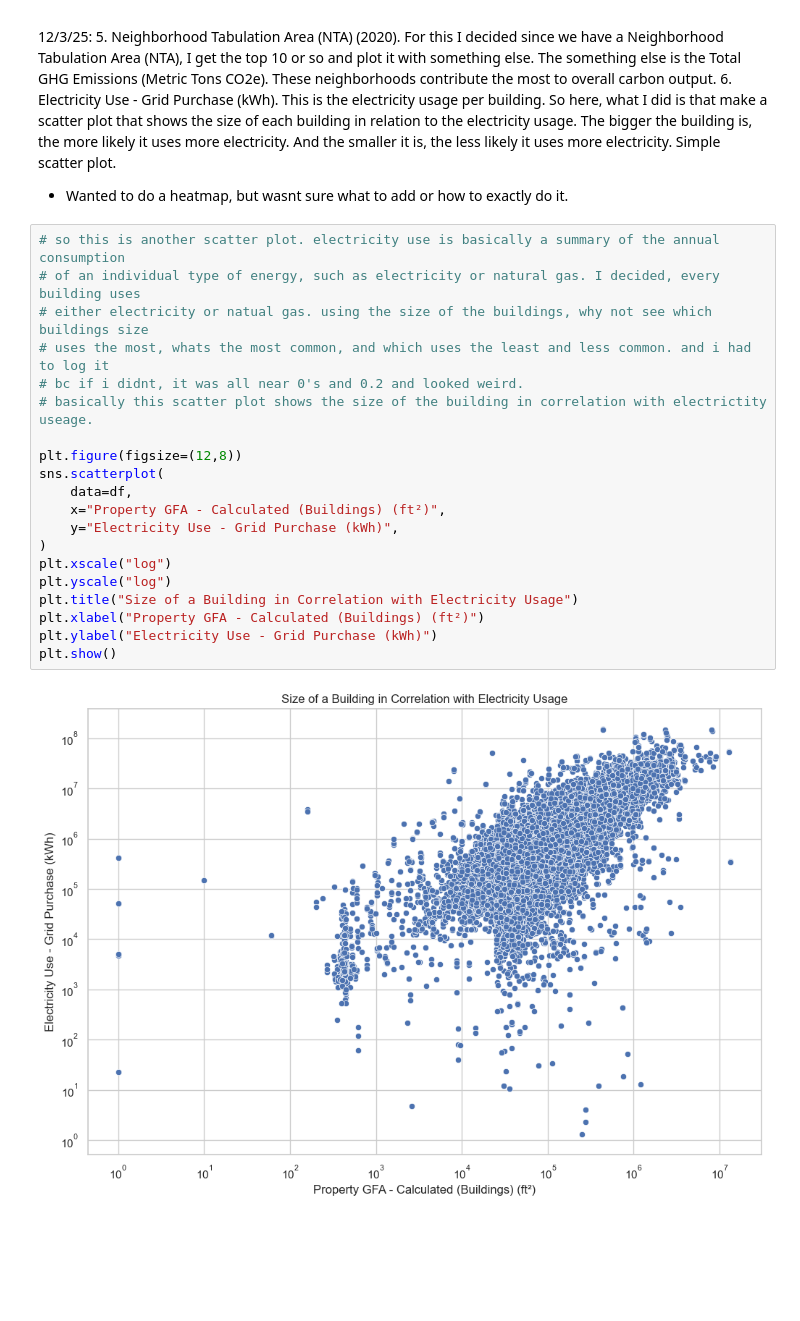
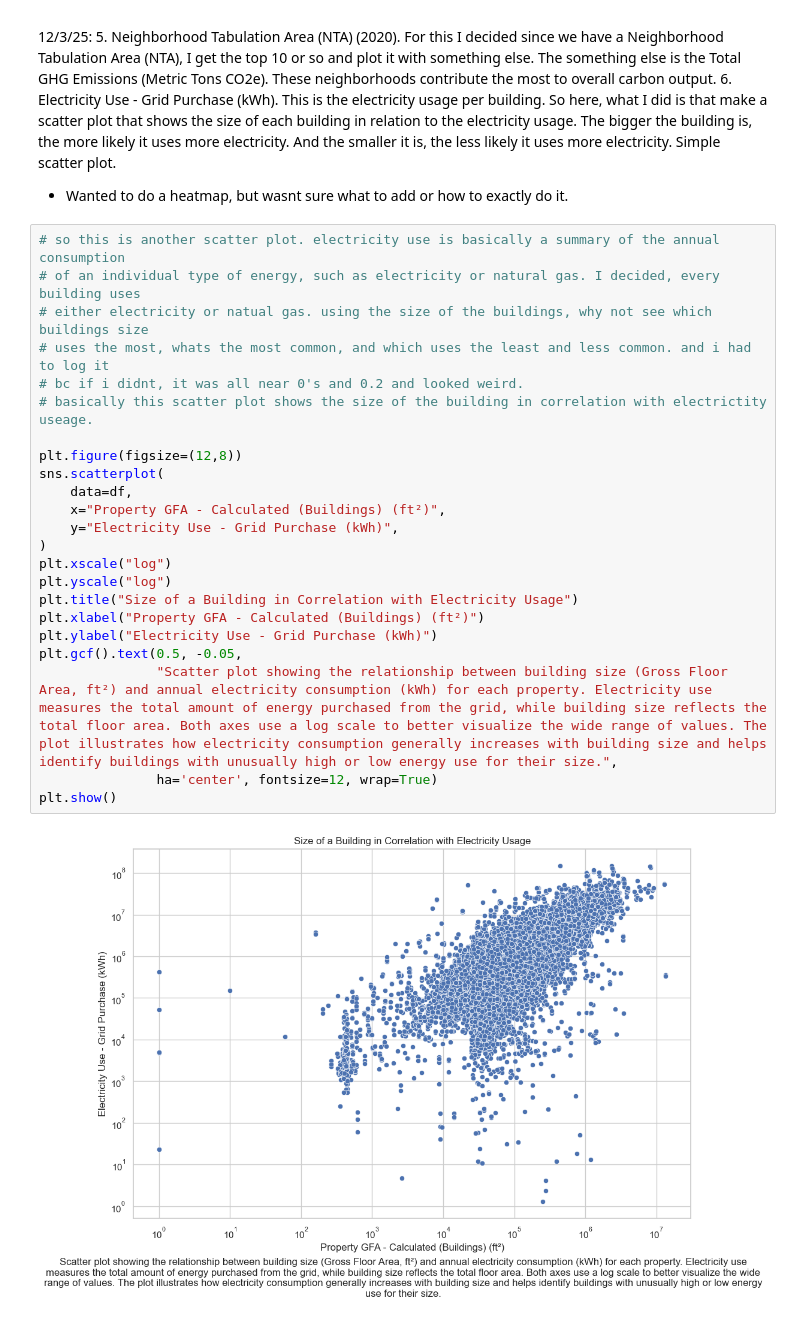
Before and after one commit to hamim23z/Energy_Usage_and_Building_Efficiency, a Jupyter notebook: data_analysis/dataplots.ipynb, the cells around one changed output. Drawn from its saved outputs; the diff is of its cells as text; blank space fills up the shorter version.

```diff
--- a/data_analysis/dataplots.ipynb
+++ b/data_analysis/dataplots.ipynb
@@ -128,25 +140,28 @@ electricity usage. The bigger the building is, the more likely it uses more elec
 # %%
 # so this is another scatter plot. electricity use is basically a summary of the annual consumption
 # of an individual type of energy, such as electricity or natural gas. I decided, every building uses
 # either electricity or natual gas. using the size of the buildings, why not see which buildings size
 # uses the most, whats the most common, and which uses the least and less common. and i had to log it
 # bc if i didnt, it was all near 0's and 0.2 and looked weird.
 # basically this scatter plot shows the size of the building in correlation with electrictity useage.
 
 plt.figure(figsize=(12,8))
 sns.scatterplot(
     data=df,
     x="Property GFA - Calculated (Buildings) (ft²)",
     y="Electricity Use - Grid Purchase (kWh)",
 )
 plt.xscale("log")
 plt.yscale("log")
 plt.title("Size of a Building in Correlation with Electricity Usage")
 plt.xlabel("Property GFA - Calculated (Buildings) (ft²)")
 plt.ylabel("Electricity Use - Grid Purchase (kWh)")
+plt.gcf().text(0.5, -0.05,
+               "Scatter plot showing the relationship between building size (Gross Floor Area, ft²) and annual electricity consumption (kWh) for each property. Electricity use measures the total amount of energy purchased from the grid, while building size reflects the total floor area. Both axes use a log scale to better visualize the wide range of values. The plot illustrates how electricity consumption generally increases with building size and helps identify buildings with unusually high or low energy use for their size.",
+               ha='center', fontsize=12, wrap=True)
 plt.show()
 # %% [output]
-[figure, old version]
+[figure, new version]
 # %%
 # so here the NTA is a field that indicates the NYC neighborhood area where the building is located.
 # Its represented as like a code. And this barplot shows the Top 20 NTAs sorted by the most total
```
Also changed, not shown: parts of 5 cells of this notebook.
